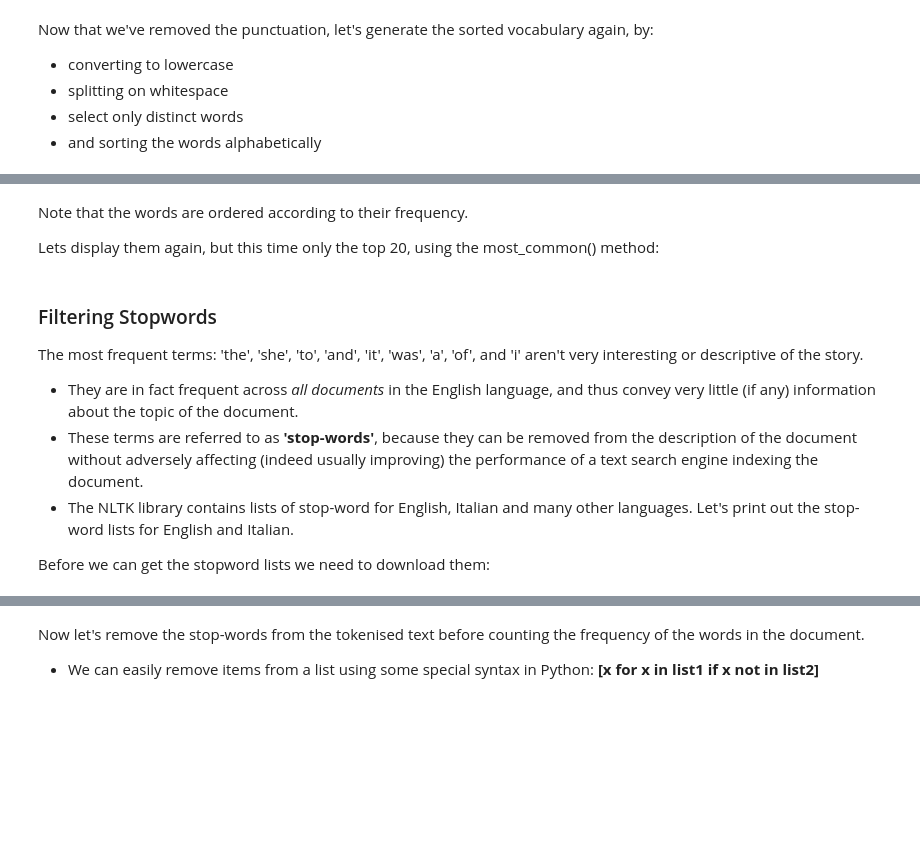
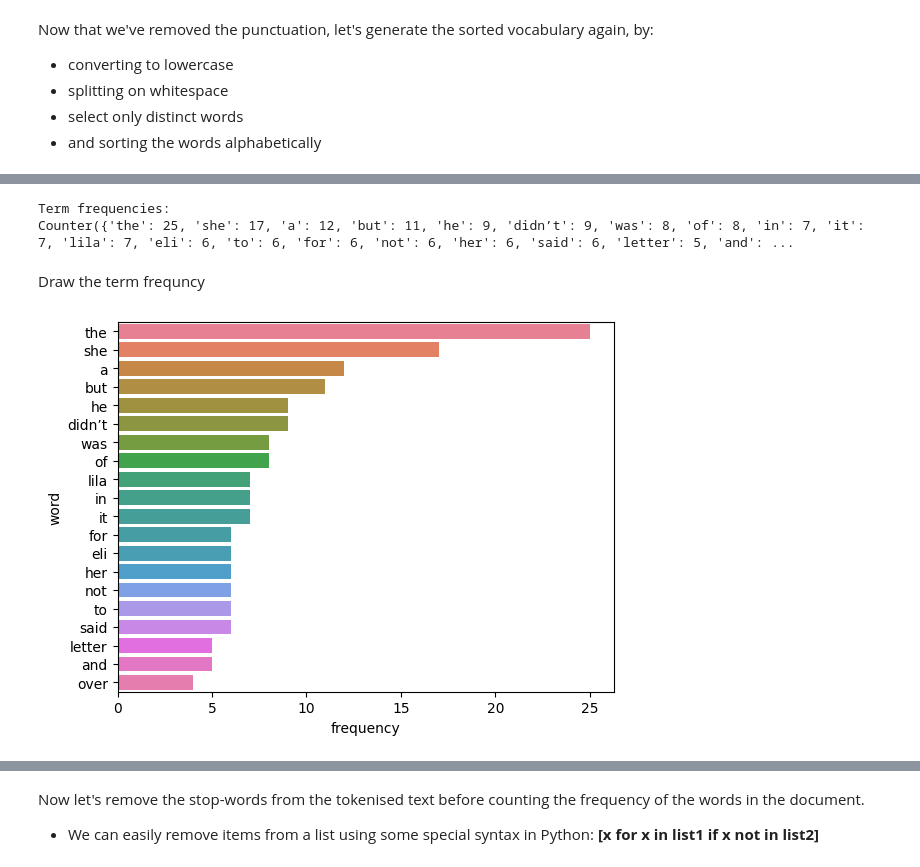
Before and after one commit to Mohammad-Amirifard/NLP_Tutorial, a Jupyter notebook: 01_Reading_and_Manipulating_Text_data.ipynb, the cells around one changed output, grey strips where cells are left out. Cells and saved outputs as stored; diff of their text form; code cells hidden in the pictures; blank space fills up the shorter version.

```diff
--- a/01_Reading_and_Manipulating_Text_data.ipynb
+++ b/01_Reading_and_Manipulating_Text_data.ipynb
@@ -260,0 +279,12 @@ print(doc2[:1000])
+# %%
+import re
+document_nopunctuation = re.sub(regex,'',document)
+print("*"*100)
+print("The first 200 characters of the processed text before punctuation removal are:")
+print("*"*100)
+print(document[:200])
+print('\n\n\n')
+print("*"*100)
+print("The first 1000 characters of the processed text after punctuation removal are:")
+print("*"*100)
+print(document_nopunctuation[:200])
@@ -265,6 +316,6 @@ Now that we've removed the punctuation, let's generate the sorted vocabulary aga
 - select only distinct words
 - and sorting the words alphabetically
 # %%
-words = doc2_nopunctuation.lower().split()
+words = document_nopunctuation.lower().split()
 sorted_vocab = sorted(set(words))
 print(sorted_vocab)
@@ -277,8 +332,8 @@ We often represent documents by their vocbulary, and in particular by their most
 # %%
-import nltk
-counts = nltk.Counter(words)
+from collections import Counter
+counts = Counter(words)
+print("Term frequencies:")
 print(counts)
+# %% [output]
+Term frequencies:
+Counter({'the': 25, 'she': 17, 'a': 12, 'but': 11, 'he': 9, 'didn’t': 9, 'was': 8, 'of': 8, 'in': 7, 'it': 7, 'lila': 7, 'eli': 6, 'to': 6, 'for': 6, 'not': 6, 'her': 6, 'said': 6, 'letter': 5, 'and': ...
-# %% [markdown]
-Note that the words are ordered according to their frequency.
-
-Lets display them again, but this time only the top 20, using the most_common() method:
@@ -287,9 +339,0 @@ counts.most_common(20)
-# %% [markdown]
-### Filtering Stopwords
-
-The most frequent terms: 'the', 'she', 'to', 'and', 'it', 'was', 'a', 'of', and 'i' aren't very interesting or descriptive of the story.
-- They are in fact frequent across *all documents* in the English language, and thus convey very little (if any) information about the topic of the document.
-- These terms are referred to as **'stop-words'**, because they can be removed from the description of the document without adversely affecting (indeed usually improving) the performance of a text search engine indexing the document.
-- The NLTK library contains lists of stop-word for English, Italian and many other languages. Let's print out the stop-word lists for English and Italian.
-
-Before we can get the stopword lists we need to download them:
@@ -297,0 +340,13 @@ nltk.download('stopwords')
+# %% [markdown]
+Draw the term frequncy
+# %%
+import seaborn as sns
+import pandas as pd
+import numpy as np
+import matplotlib.pyplot as plt
+word_freq_dataframe = pd.DataFrame(counts.items(),columns=['word','frequency']).sort_values(by='frequency',ascending=False)
+# create subplot of the different data frames
+sns.barplot(x='frequency',y='word',data=word_freq_dataframe.head(20),hue='word')
+plt.show()
+# %% [output]
+[figure, added]
```
Also changed, not shown: parts of 32 cells of this notebook.
